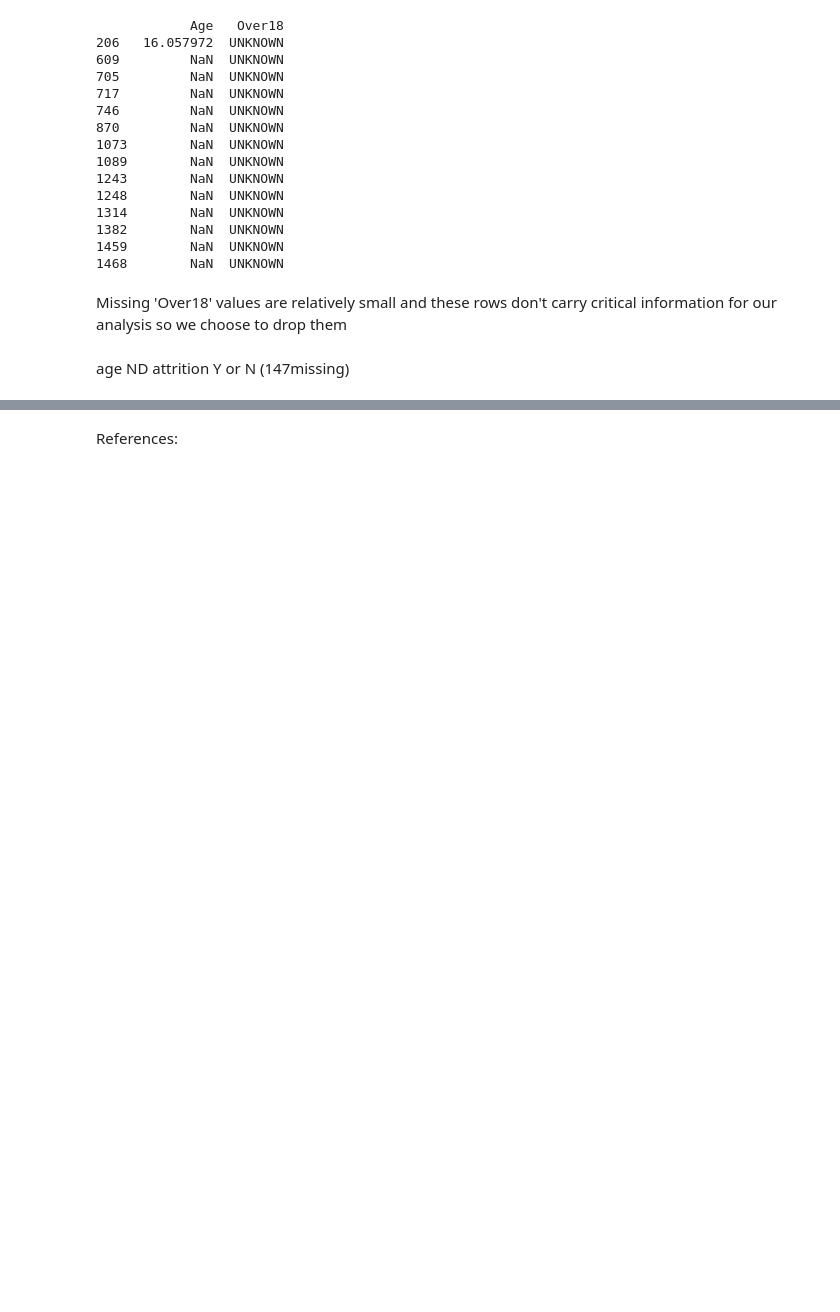
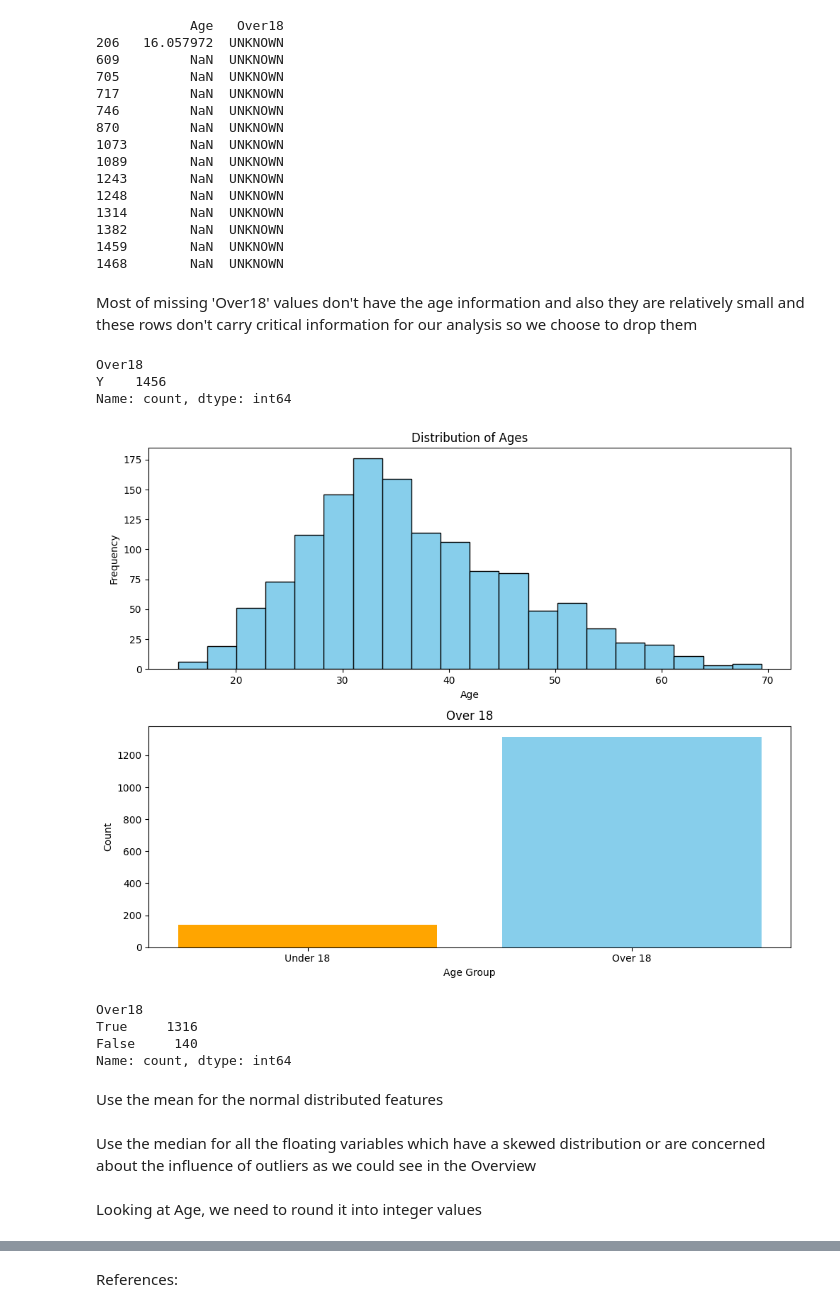
Before and after one commit to riccardopossier/Continuous-Assessment, a Jupyter notebook: Machine_Learning_CA2.ipynb, the cells around one changed output, grey strips where cells are left out. Drawn from its saved outputs; the diff is of its cells as text; code cells hidden in the pictures; blank space fills up the shorter version.

```diff
--- a/Machine_Learning_CA2.ipynb
+++ b/Machine_Learning_CA2.ipynb
@@ -211,9 +243,38 @@ print(unknown_age_records[['Age', 'Over18']])
 1459        NaN  UNKNOWN
 1468        NaN  UNKNOWN
 # %% [markdown]
-Missing 'Over18' values are relatively small and these rows don't carry critical information for our analysis so we choose to drop them
+Most of missing 'Over18' values don't have the age information and also they are relatively small and these rows don't carry critical information for our analysis so we choose to drop them
-# %%
-df.dropna(subset=['Over18'], inplace=True)
-# %% [markdown]
-age ND
-attrition Y or N (147missing)
+# %%
+df = df[df['Over18'] != 'UNKNOWN']
+print(df['Over18'].value_counts())
+# %% [output]
+Over18
+Y    1456
+Name: count, dtype: int64
+# %%
+fig, axes = plt.subplots(nrows=2, ncols=1, figsize=(10, 8))
+
+axes[0].hist(df['Age'], bins=20, color='skyblue', edgecolor='black')
+axes[0].set_title('Distribution of Ages')
+axes[0].set_xlabel('Age')
+axes[0].set_ylabel('Frequency')
+
+df['Over18'] = df['Age'] > 18
+axes[1].bar(df['Over18'].value_counts().index, df['Over18'].value_counts(), color=['skyblue', 'orange'])
+axes[1].set_title('Over 18')
+axes[1].set_xticks([False, True])
+axes[1].set_xticklabels(['Under 18', 'Over 18'])
+axes[1].set_xlabel('Age Group')
+axes[1].set_ylabel('Count')
+
+plt.tight_layout()
+plt.show()
+print(df['Over18'].value_counts())
+# %% [output]
+[figure, added]
+Over18
+True     1316
+False     140
+Name: count, dtype: int64
+# %% [markdown]
+Use the mean for the normal distributed features
@@ -219,0 +284,2 @@ attrition Y or N (147missing)
+# %% [markdown]
+Use the median for all the floating variables which have a skewed distribution or are concerned about the influence of outliers as we could see in the Overview
@@ -219,0 +292,2 @@ attrition Y or N (147missing)
+# %% [markdown]
+Looking at Age, we need to round it into integer values
```
Also changed, not shown: parts of 22 cells of this notebook.
